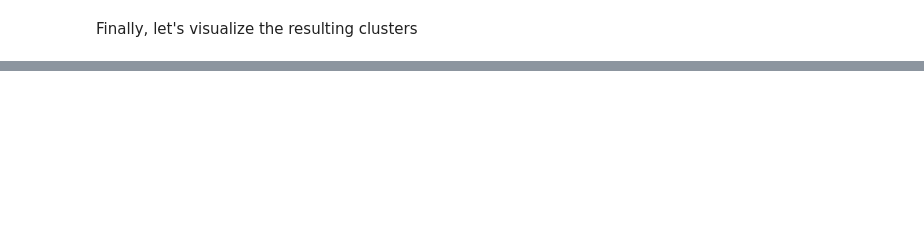
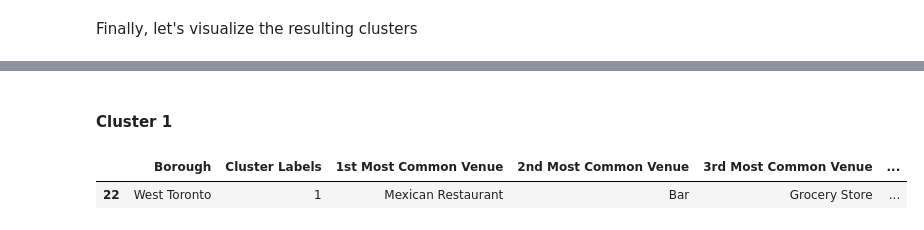
Before and after one commit to gillesw/capstone_ibm, a Jupyter notebook: Module 3/Module3-part3.ipynb, the cells around one changed output, grey strips where cells are left out. Saved outputs shown, nothing was run; the diff lists cells and outputs as text; code cells hidden in the pictures; blank space fills up the shorter version.

```diff
--- a/Module 3/Module3-part3.ipynb
+++ b/Module 3/Module3-part3.ipynb
@@ -539,0 +564,7 @@ map_clusters
+# %% [markdown]
+#### Cluster 1
+# %%
+t_merged.loc[t_merged['Cluster Labels'] == 1, t_merged.columns[[1] + list(range(5, t_merged.shape[1]))]]
+# %% [output]
+|  | Borough | Cluster Labels | 1st Most Common Venue | 2nd Most Common Venue | 3rd Most Common Venue | ... |
+| 22 | West Toronto | 1 | Mexican Restaurant | Bar | Grocery Store | ... |
```
Also changed, not shown: parts of 18 cells of this notebook, 1 other file.
